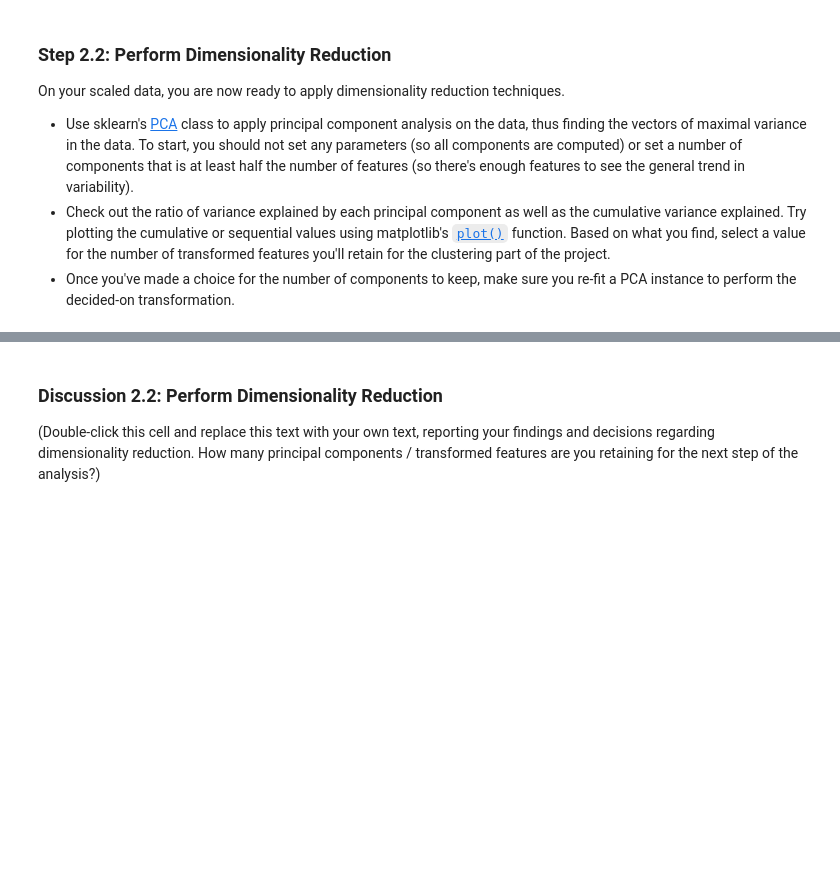
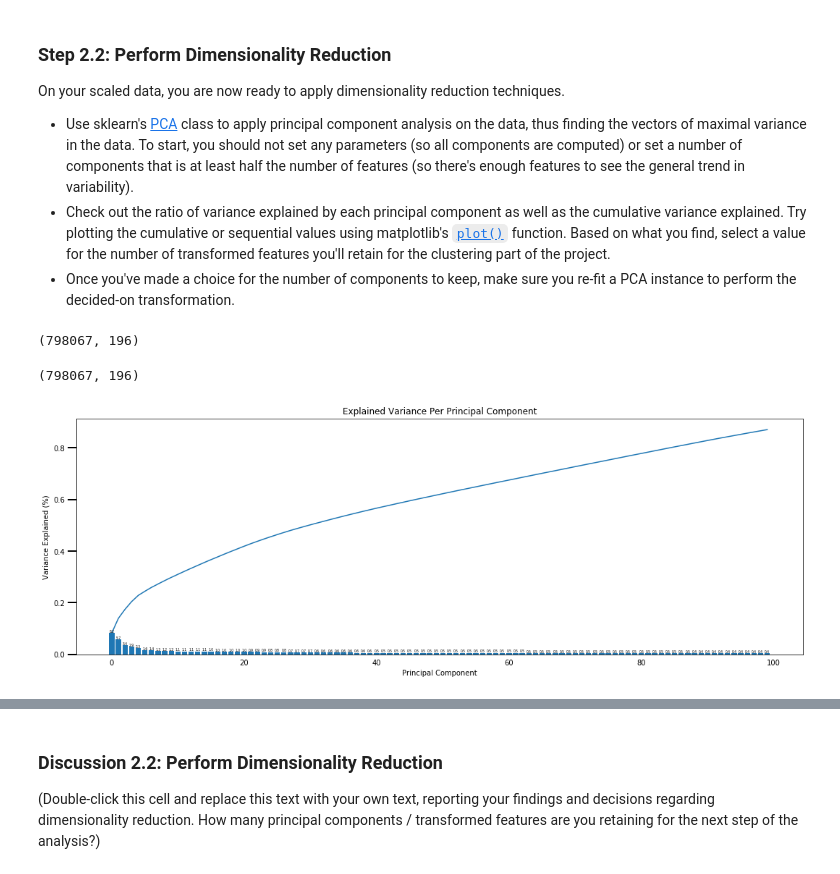
Before and after one commit to vasilkosturski/udacity-ml-intro, a Jupyter notebook: unsupervised-learning/creating-customer-segments/Identify_Customer_Segments.ipynb, the cells around one changed output, grey strips where cells are left out. Cells and saved outputs as stored; diff of their text form; code cells hidden in the pictures; blank space fills up the shorter version.

```diff
--- a/unsupervised-learning/creating-customer-segments/Identify_Customer_Segments.ipynb
+++ b/unsupervised-learning/creating-customer-segments/Identify_Customer_Segments.ipynb
@@ -175,0 +180,3 @@ display(missing_vals[:15])
+# %%
+missing_vals_count = get_missing_vals_count()
+display(missing_vals_count[:15])
@@ -182,8 +206,8 @@ print(missing_vals.values[:5])
  [4.76524000e+05 5.34686683e-01]
  [3.92318000e+05 4.40202823e-01]]
 # %%
-x = missing_vals.index[:15]
-cols = missing_vals.values[:15][:,1]
+x = missing_vals_count.index[:15]
+cols = missing_vals_count.values[:15][:,1]
 plt.figure(figsize=(15,5))
 plt.bar(x, cols)
 # %% [output]
@@ -627,3 +660,46 @@ On your scaled data, you are now ready to apply dimensionality reduction techniq
 - Use sklearn's [PCA](http://scikit-learn.org/stable/modules/generated/sklearn.decomposition.PCA.html) class to apply principal component analysis on the data, thus finding the vectors of maximal variance in the data. To start, you should not set any parameters (so all components are computed) or set a number of components that is at least half the number of features (so there's enough features to see the general trend in variability).
 - Check out the ratio of variance explained by each principal component as well as the cumulative variance explained. Try plotting the cumulative or sequential values using matplotlib's [`plot()`](https://matplotlib.org/api/_as_gen/matplotlib.pyplot.plot.html) function. Based on what you find, select a value for the number of transformed features you'll retain for the clustering part of the project.
 - Once you've made a choice for the number of components to keep, make sure you re-fit a PCA instance to perform the decided-on transformation.
+# %%
+azdias.shape
+# %% [output]
+(798067, 196)
+# %%
+standardized_features.shape
+# %% [output]
+(798067, 196)
+# %%
+pca = PCA(100)
+pca_features = pca.fit_transform(standardized_features)
+# %%
+def scree_plot(pca):
+    '''
+    Creates a scree plot associated with the principal components
+
+    INPUT: pca - the result of instantian of PCA in scikit learn
+
+    OUTPUT:
+            None
+    '''
+    num_components=len(pca.explained_variance_ratio_)
+    ind = np.arange(num_components)
+    vals = pca.explained_variance_ratio_
+
+    plt.figure(figsize=(18, 6))
+    ax = plt.subplot(111)
+    cumvals = np.cumsum(vals)
+    ax.bar(ind, vals)
+    ax.plot(ind, cumvals)
+    for i in range(num_components):
+        ax.annotate(r"%s" % ((str(vals[i]*100)[:3])), (ind[i], vals[i]), va="bottom", ha="center", fontsize=4.5)
+
+    ax.xaxis.set_tick_params(width=0)
+    ax.yaxis.set_tick_params(width=2, length=12)
+
+    ax.set_xlabel("Principal Component")
+    ax.set_ylabel("Variance Explained (%)")
+    plt.title('Explained Variance Per Principal Component')
+# %%
+scree_plot(pca)
+# %% [output]
+[figure, added]
```
Also changed, not shown: parts of 39 cells of this notebook.
